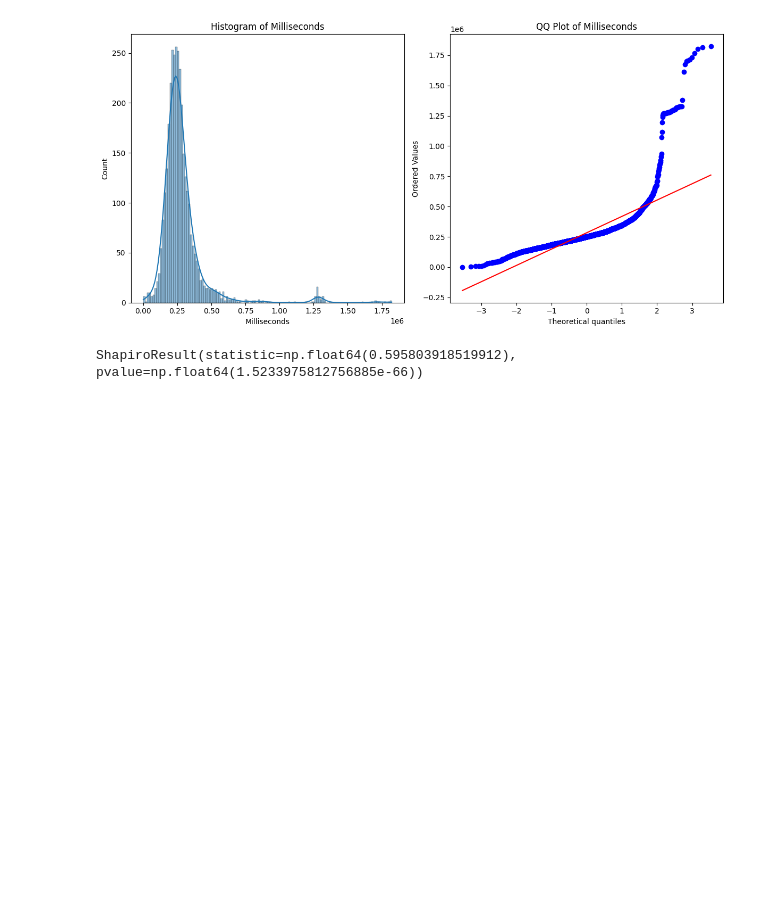
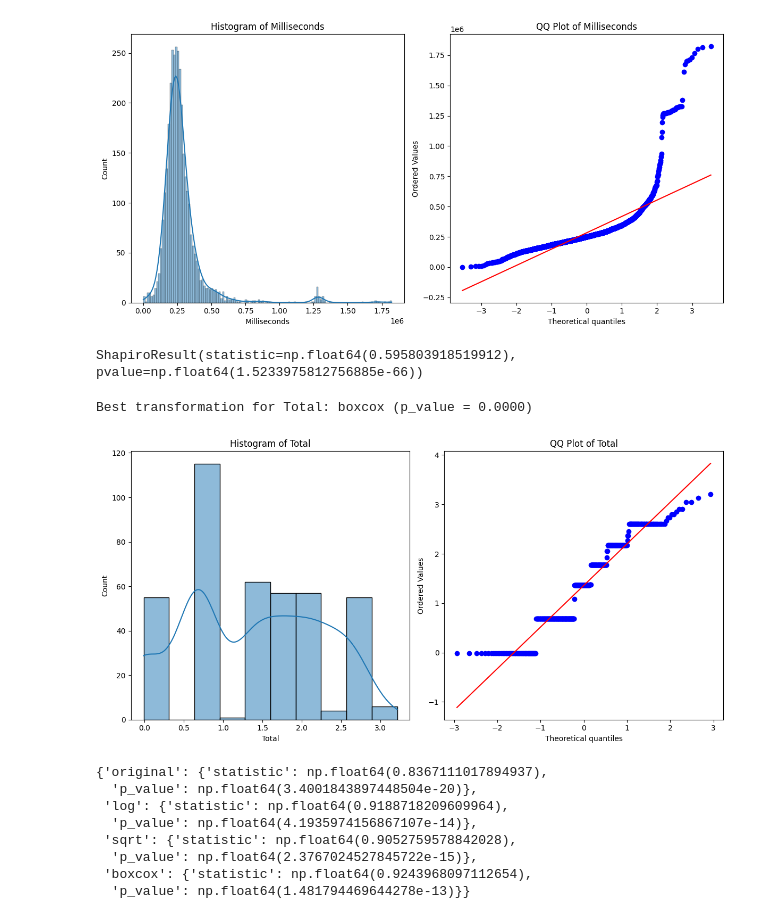
Before and after one commit to fahosseini79/Chinook_project, a Jupyter notebook: Final.ipynb, the cells around one changed output. Drawn from its saved outputs; the diff is of its cells as text; code cells hidden in the pictures; blank space fills up the shorter version.

Commit message:
Normal Transformation

```diff
--- a/Final.ipynb
+++ b/Final.ipynb
@@ -682,3 +682,59 @@ check_normality(no_outliers, 'Milliseconds')
 # %% [output]
 [figure]
 ShapiroResult(statistic=np.float64(0.595803918519912), pvalue=np.float64(1.5233975812756885e-66))
+# %%
+def find_best_transformation(df, column):
+    results = {}
+    org = df[column]
+
+    # Check if the original data contains values <= 0
+    if (org <= 0).any():
+        boxcox_transformation, _ = boxcox(org + 1 - org.min())  # Shift to avoid negative values
+    else:
+        boxcox_transformation, _ = boxcox(org)
+
+    log_transformed = np.log1p(org)
+    sqrt_transformed = np.sqrt(org)
+
+    transformations = {
+        'original': org,
+        'log': log_transformed,
+        'sqrt': sqrt_transformed,
+        'boxcox': boxcox_transformation
+    }
+
+    best_p_value = 0
+    best_transformation = 'original'
+
+    for name, transformed_data in transformations.items():
+        shapiro_stat, p_value = shapiro(transformed_data)
+        results[name] = {
+            'statistic': shapiro_stat,
+            'p_value': p_value
+        }
+
+        if p_value > best_p_value:
+            best_p_value = p_value
+            best_transformation = name
+
+    print(f'Best transformation for {column}: {best_transformation} (p_value = {best_p_value:.4f})')
+
+    # Assuming check_normality is a function defined elsewhere
+    check_normality(pd.DataFrame({column: transformations[best_transformation]}), column)
+
+    return results
+
+# Ensure 'invoice' is a DataFrame and 'Total' exists as a column
+normality_results = find_best_transformation(invoice, 'Total')
+normality_results
+# %% [output]
+Best transformation for Total: boxcox (p_value = 0.0000)
+[figure, added]
+{'original': {'statistic': np.float64(0.8367111017894937),
+  'p_value': np.float64(3.4001843897448504e-20)},
+ 'log': {'statistic': np.float64(0.9188718209609964),
+  'p_value': np.float64(4.1935974156867107e-14)},
+ 'sqrt': {'statistic': np.float64(0.9052759578842028),
+  'p_value': np.float64(2.3767024527845722e-15)},
+ 'boxcox': {'statistic': np.float64(0.9243968097112654),
+  'p_value': np.float64(1.481794469644278e-13)}}
```
Also changed, not shown: parts of 1 cell of this notebook.
